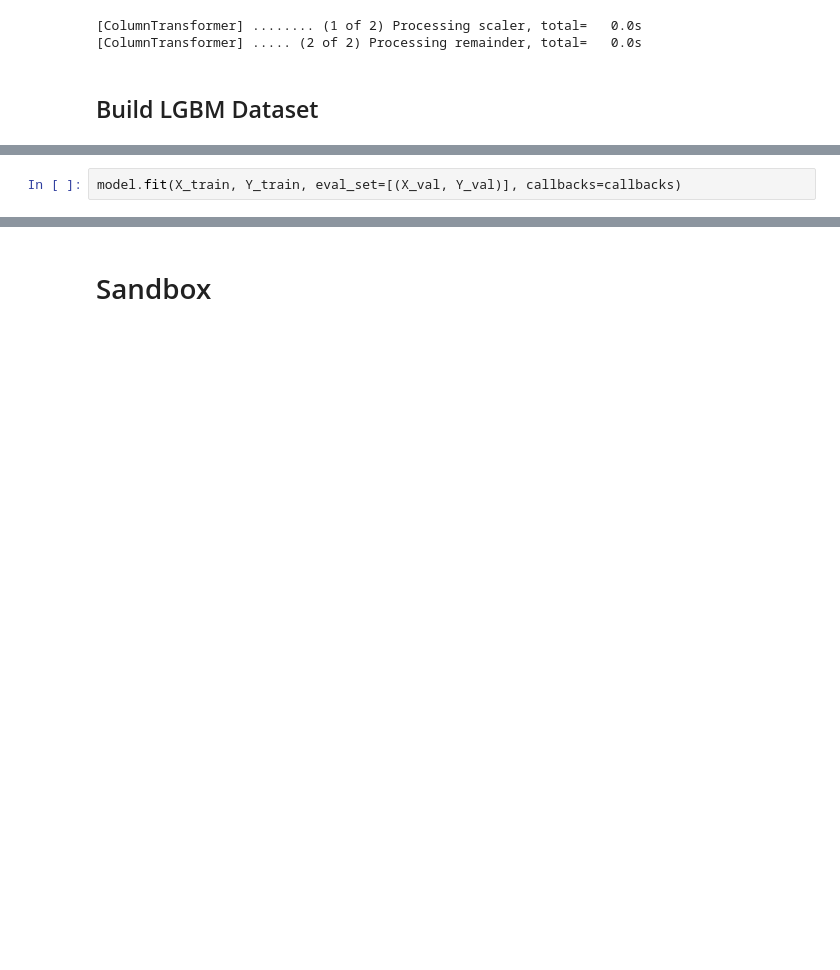
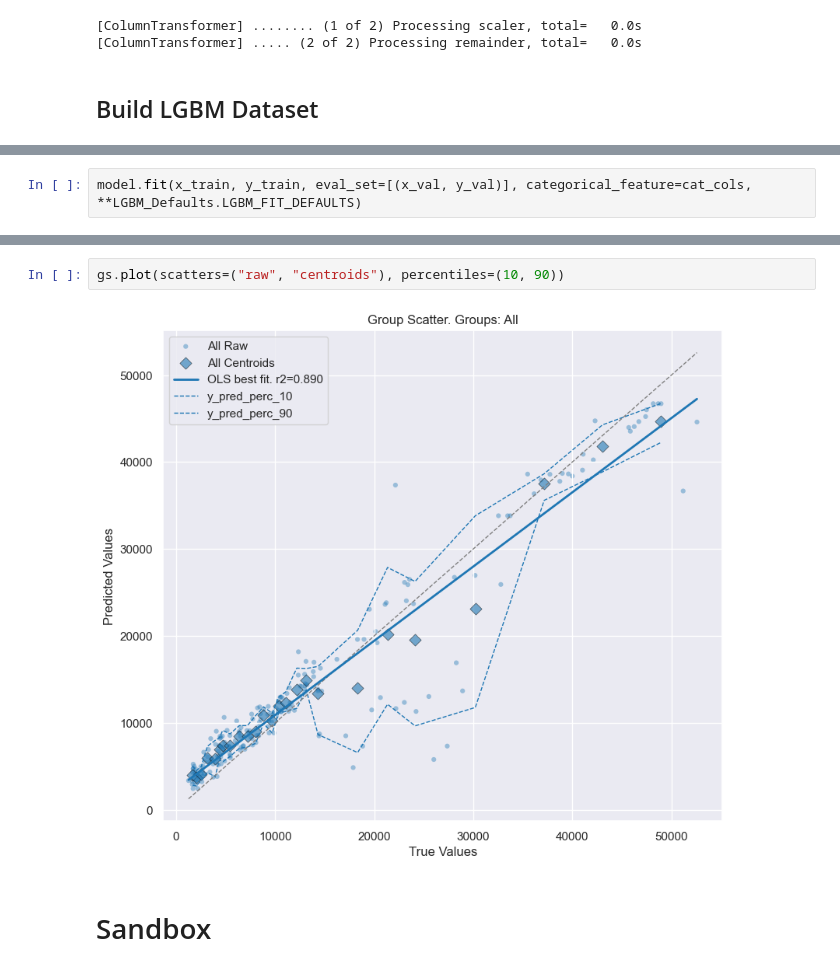
Before and after one commit to akseldkw07/kretsinger, a Jupyter notebook: kret_lgbm/notebooks/lgbm-medical-ex.ipynb, the cells around one changed output, grey strips where cells are left out. Drawn from its saved outputs; the diff is of its cells as text; blank space fills up the shorter version.

```diff
--- a/kret_lgbm/notebooks/lgbm-medical-ex.ipynb
+++ b/kret_lgbm/notebooks/lgbm-medical-ex.ipynb
@@ -143,2 +157,0 @@ callbacks = [early_stopping(stopping_rounds=50), log_evaluation(period=100)]
-# %%
-model.fit(X_train, Y_train, eval_set=[(X_val, Y_val)], callbacks=callbacks)
@@ -144,0 +165,2 @@ model.fit(X_train, Y_train, eval_set=[(X_val, Y_val)], callbacks=callbacks)
+# %%
+model.fit(x_train, y_train, eval_set=[(x_val, y_val)], categorical_feature=cat_cols, **LGBM_Defaults.LGBM_FIT_DEFAULTS)
@@ -173,2 +212,6 @@ Early stopping, best iteration is:
+# %%
+gs.plot(scatters=("raw", "centroids"), percentiles=(10, 90))
+# %% [output]
+[figure, added]
 # %% [markdown]
 # Sandbox
```
Also changed, not shown: parts of 31 cells of this notebook, 5 other files.
